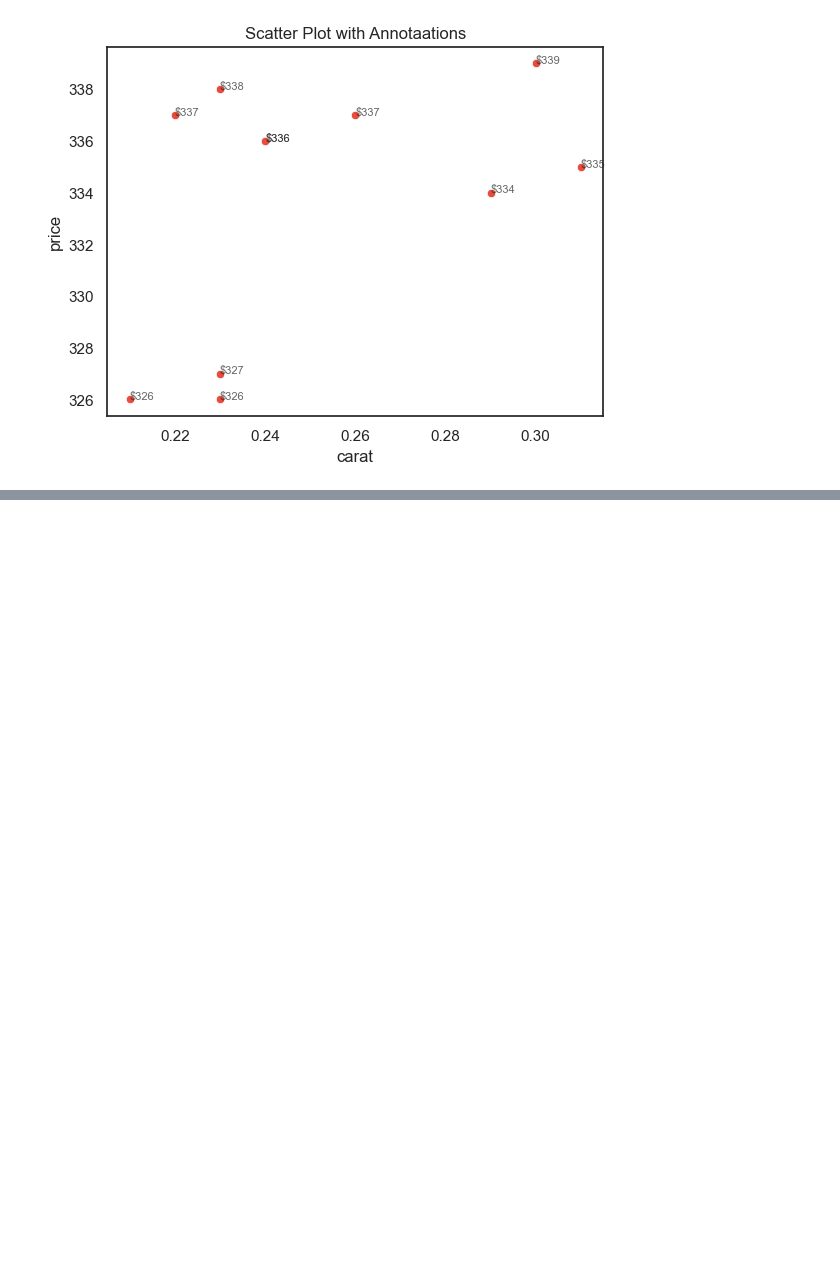
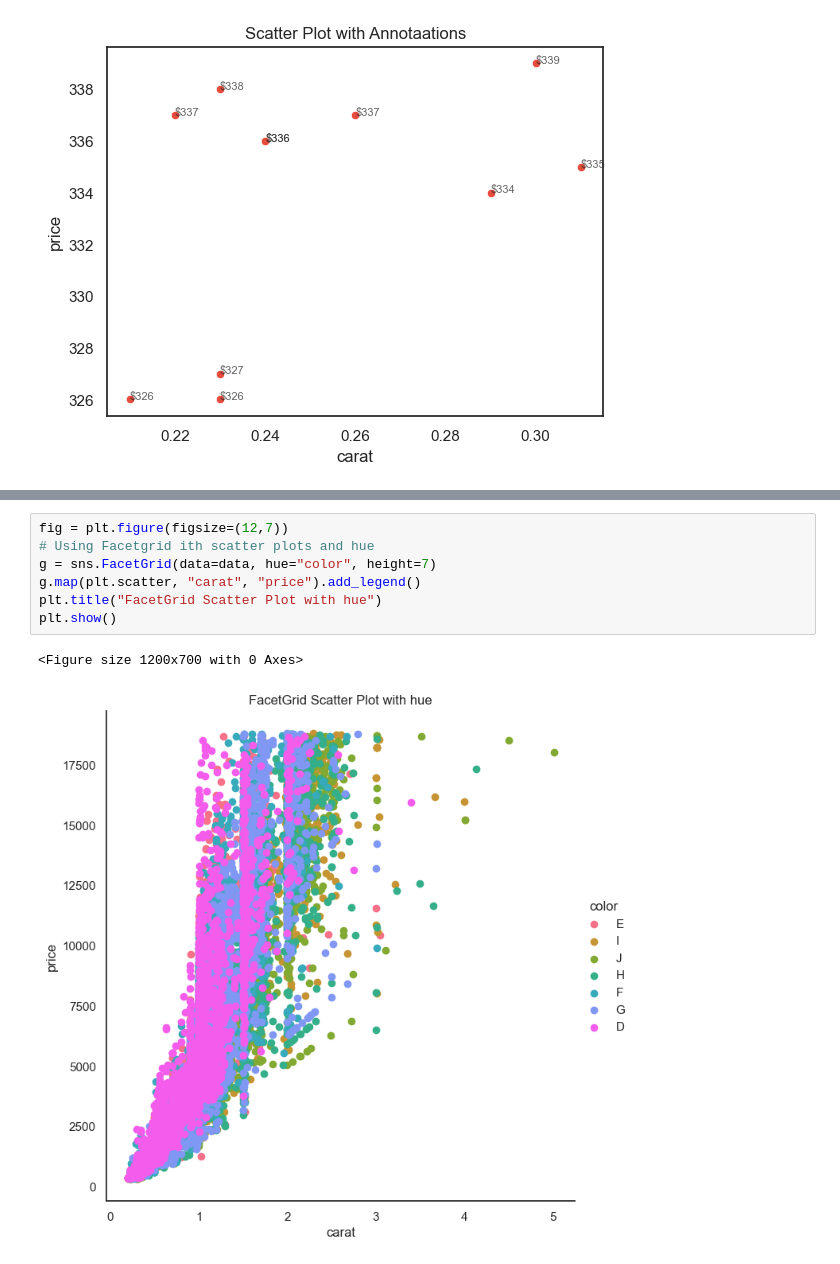
Before and after one commit to ChenniDJack/IntellipaatWorkSpace, a Jupyter notebook: LiveClass/Pandas_2025_04_12/Youtube/Matpotlib_Seaborn_Handson_21_04_2025.ipynb, the cells around one changed output, grey strips where cells are left out. Cells and saved outputs as stored; diff of their text form; blank space fills up the shorter version.

```diff
--- a/LiveClass/Pandas_2025_04_12/Youtube/Matpotlib_Seaborn_Handson_21_04_2025.ipynb
+++ b/LiveClass/Pandas_2025_04_12/Youtube/Matpotlib_Seaborn_Handson_21_04_2025.ipynb
@@ -463,0 +485,10 @@ plt.show()
+# %%
+fig = plt.figure(figsize=(12,7))
+# Using Facetgrid ith scatter plots and hue
+g = sns.FacetGrid(data=data, hue="color", height=7)
+g.map(plt.scatter, "carat", "price").add_legend()
+plt.title("FacetGrid Scatter Plot with hue")
+plt.show()
+# %% [output]
+<Figure size 1200x700 with 0 Axes>
+[figure, added]
```
Also changed, not shown: parts of 5 cells of this notebook.
